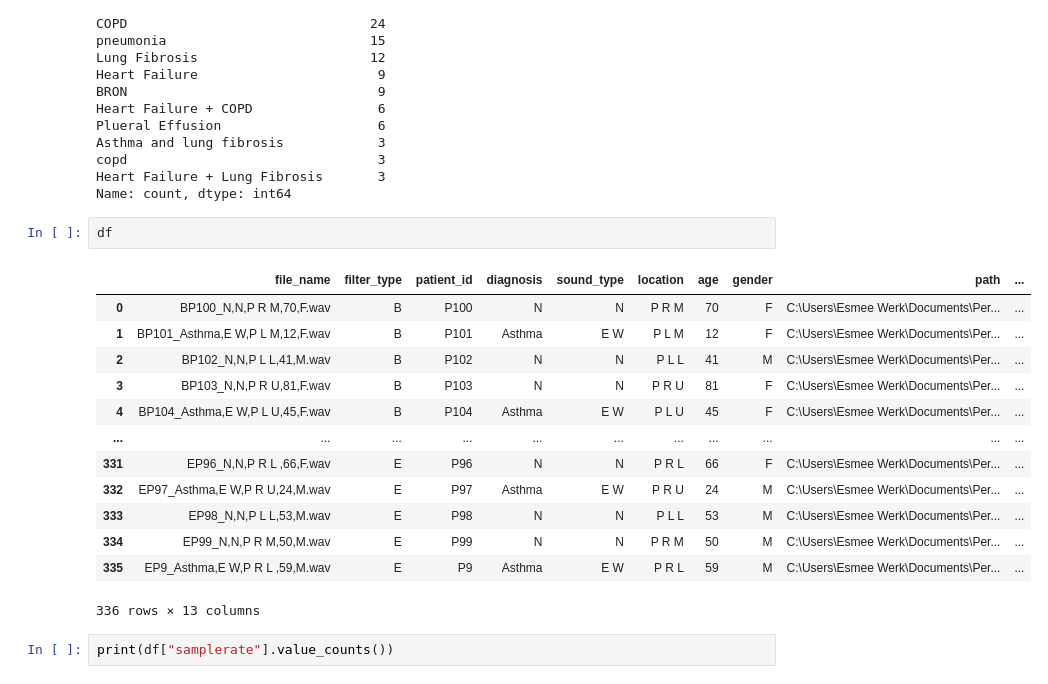
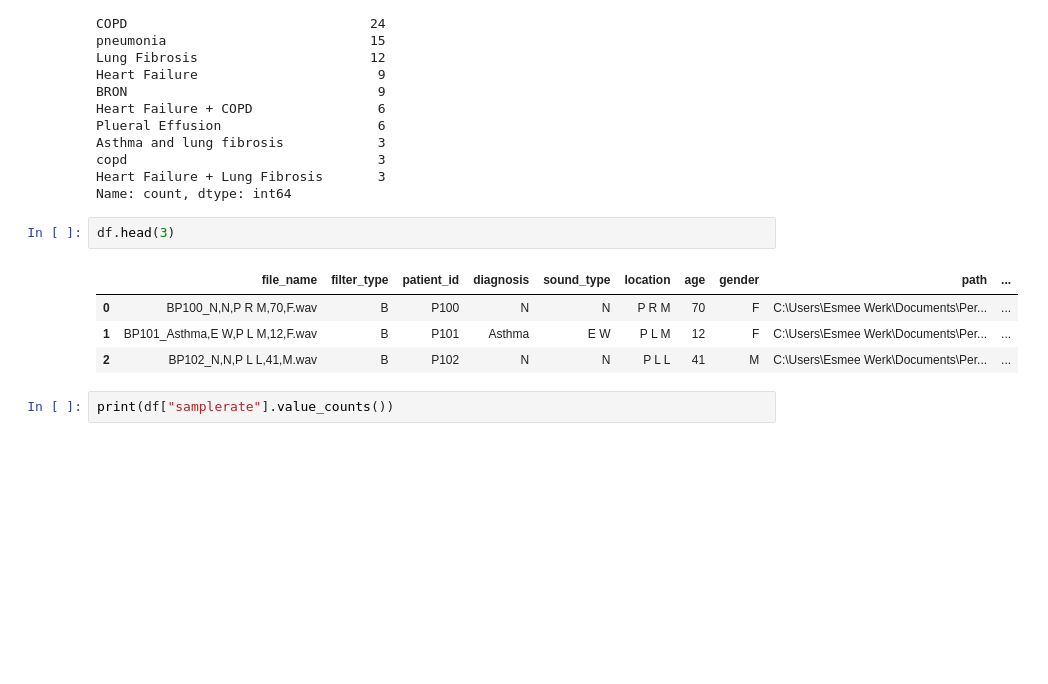
Before and after one commit to EsmeeK1/AI-Onderzoeksvragen, a Jupyter notebook: research_questions/heart_and_lungsounds/notebooks/ka/1_ka_eda.ipynb, the cells around one changed output. Cells and saved outputs as stored; diff of their text form; blank space fills up the shorter version.

```diff
--- a/research_questions/heart_and_lungsounds/notebooks/ka/1_ka_eda.ipynb
+++ b/research_questions/heart_and_lungsounds/notebooks/ka/1_ka_eda.ipynb
@@ -155,21 +275,12 @@ copd                                3
 Heart Failure + Lung Fibrosis       3
 Name: count, dtype: int64
 # %%
-df
+df.head(3)
 # %% [output]
 |  | file_name | filter_type | patient_id | diagnosis | sound_type | location | age | gender | path | ... |
 | 0 | BP100_N,N,P R M,70,F.wav | B | P100 | N | N | P R M | 70 | F | C:\Users\Esmee Werk\Documents\Per... | ... |
 | 1 | BP101_Asthma,E W,P L M,12,F.wav | B | P101 | Asthma | E W | P L M | 12 | F | C:\Users\Esmee Werk\Documents\Per... | ... |
 | 2 | BP102_N,N,P L L,41,M.wav | B | P102 | N | N | P L L | 41 | M | C:\Users\Esmee Werk\Documents\Per... | ... |
-| 3 | BP103_N,N,P R U,81,F.wav | B | P103 | N | N | P R U | 81 | F | C:\Users\Esmee Werk\Documents\Per... | ... |
-| 4 | BP104_Asthma,E W,P L U,45,F.wav | B | P104 | Asthma | E W | P L U | 45 | F | C:\Users\Esmee Werk\Documents\Per... | ... |
-| ... | ... | ... | ... | ... | ... | ... | ... | ... | ... | ... |
-| 331 | EP96_N,N,P R L ,66,F.wav | E | P96 | N | N | P R L | 66 | F | C:\Users\Esmee Werk\Documents\Per... | ... |
-| 332 | EP97_Asthma,E W,P R U,24,M.wav | E | P97 | Asthma | E W | P R U | 24 | M | C:\Users\Esmee Werk\Documents\Per... | ... |
-| 333 | EP98_N,N,P L L,53,M.wav | E | P98 | N | N | P L L | 53 | M | C:\Users\Esmee Werk\Documents\Per... | ... |
-| 334 | EP99_N,N,P R M,50,M.wav | E | P99 | N | N | P R M | 50 | M | C:\Users\Esmee Werk\Documents\Per... | ... |
-| 335 | EP9_Asthma,E W,P R L ,59,M.wav | E | P9 | Asthma | E W | P R L | 59 | M | C:\Users\Esmee Werk\Documents\Per... | ... |
-336 rows × 13 columns
 # %%
 print(df["samplerate"].value_counts())
 # %% [output]
```
Also changed, not shown: parts of 1 cell of this notebook, 4 other files.
